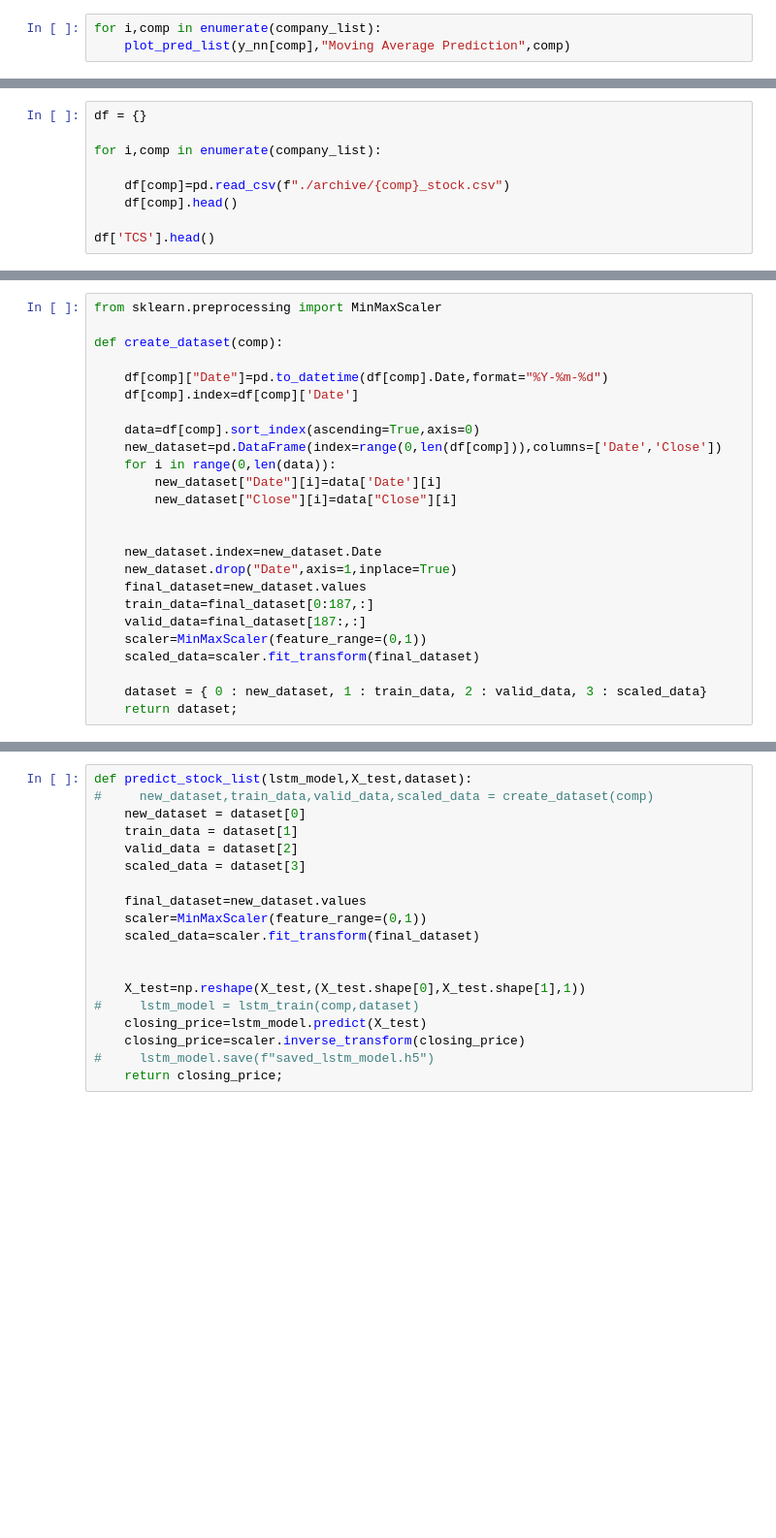
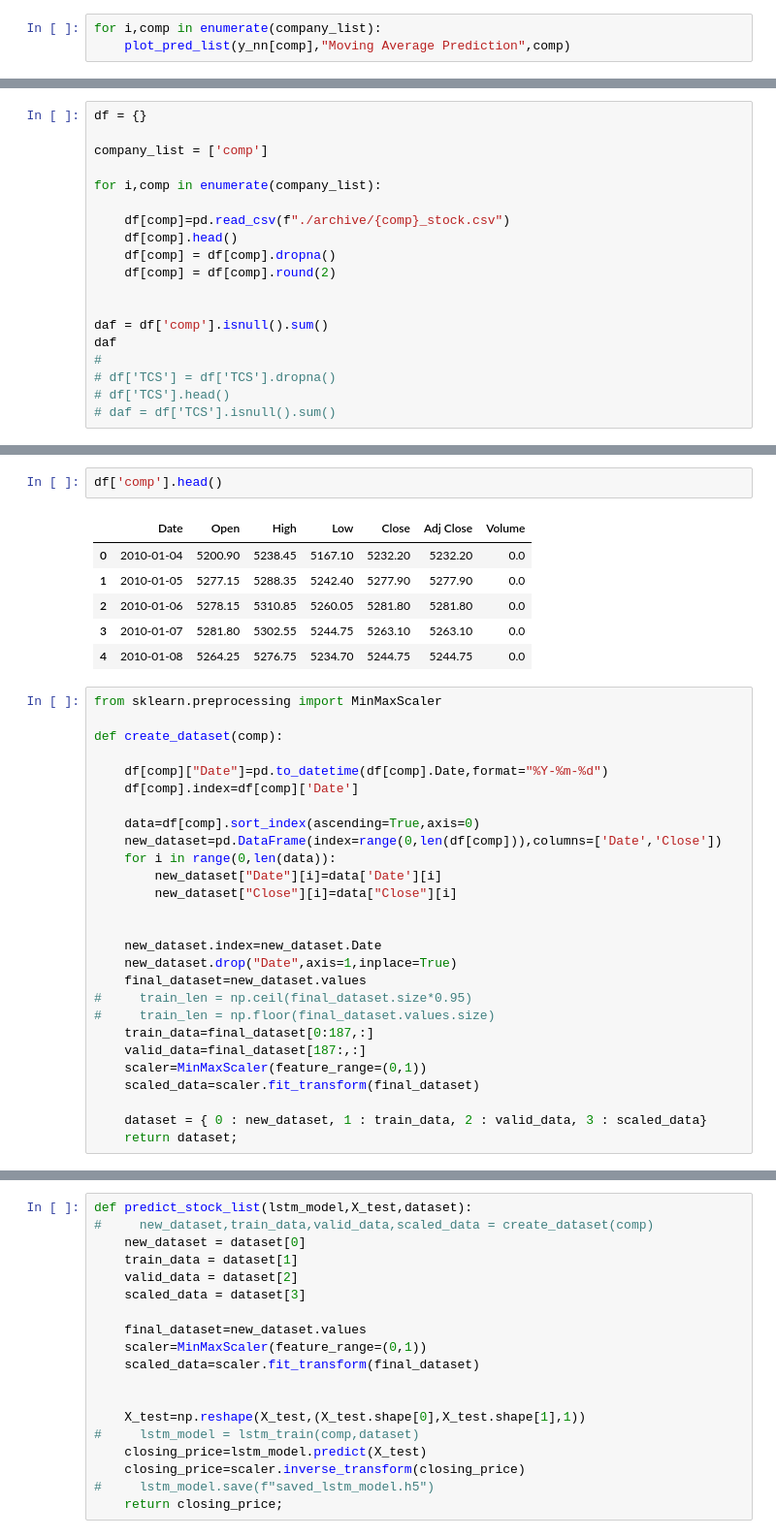
Before and after one commit to VenkatMadas31/Time_Series_Stock_Prediction, a Jupyter notebook: time-series-stock-price-predictions.ipynb, the cells around one changed output, grey strips where cells are left out. Shown: that part at 97% size. Saved outputs shown, nothing was run; the diff lists cells and outputs as text; blank space fills up the shorter version.

```diff
--- a/time-series-stock-price-predictions.ipynb
+++ b/time-series-stock-price-predictions.ipynb
@@ -415,11 +339,21 @@ from sklearn.preprocessing import MinMaxScaler
 scaler=MinMaxScaler(feature_range=(0,1))
 # %%
 df = {}
+
+company_list = ['comp']
 
 for i,comp in enumerate(company_list):
 
     df[comp]=pd.read_csv(f"./archive/{comp}_stock.csv")
     df[comp].head()
+    df[comp] = df[comp].dropna()
+    df[comp] = df[comp].round(2)
 
-df['TCS'].head()
+
+daf = df['comp'].isnull().sum()
+daf
+#
+# df['TCS'] = df['TCS'].dropna()
+# df['TCS'].head()
+# daf = df['TCS'].isnull().sum()
 # %% [output]
@@ -432,3 +368,12 @@ df['TCS'].head()
+# %%
+df['comp'].head()
+# %% [output]
+|  | Date | Open | High | Low | Close | Adj Close | Volume |
+| 0 | 2010-01-04 | 5200.90 | 5238.45 | 5167.10 | 5232.20 | 5232.20 | 0.0 |
+| 1 | 2010-01-05 | 5277.15 | 5288.35 | 5242.40 | 5277.90 | 5277.90 | 0.0 |
+| 2 | 2010-01-06 | 5278.15 | 5310.85 | 5260.05 | 5281.80 | 5281.80 | 0.0 |
+| 3 | 2010-01-07 | 5281.80 | 5302.55 | 5244.75 | 5263.10 | 5263.10 | 0.0 |
+| 4 | 2010-01-08 | 5264.25 | 5276.75 | 5234.70 | 5244.75 | 5244.75 | 0.0 |
 # %%
 from sklearn.preprocessing import MinMaxScaler
 
@@ -447,6 +392,8 @@ def create_dataset(comp):
     new_dataset.index=new_dataset.Date
     new_dataset.drop("Date",axis=1,inplace=True)
     final_dataset=new_dataset.values
+#     train_len = np.ceil(final_dataset.size*0.95)
+#     train_len = np.floor(final_dataset.values.size)
     train_data=final_dataset[0:187,:]
     valid_data=final_dataset[187:,:]
     scaler=MinMaxScaler(feature_range=(0,1))
```
Also changed, not shown: parts of 35 cells of this notebook, 1 other file.
